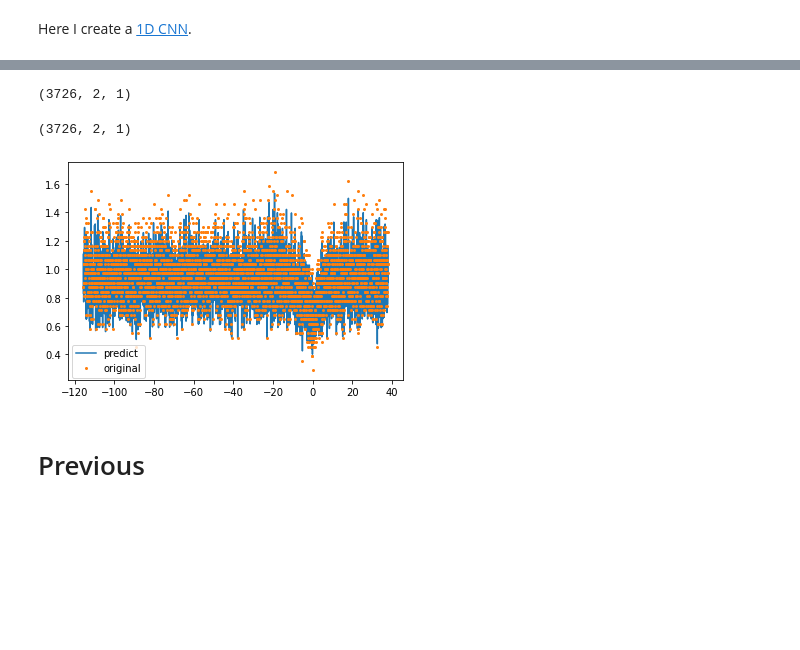
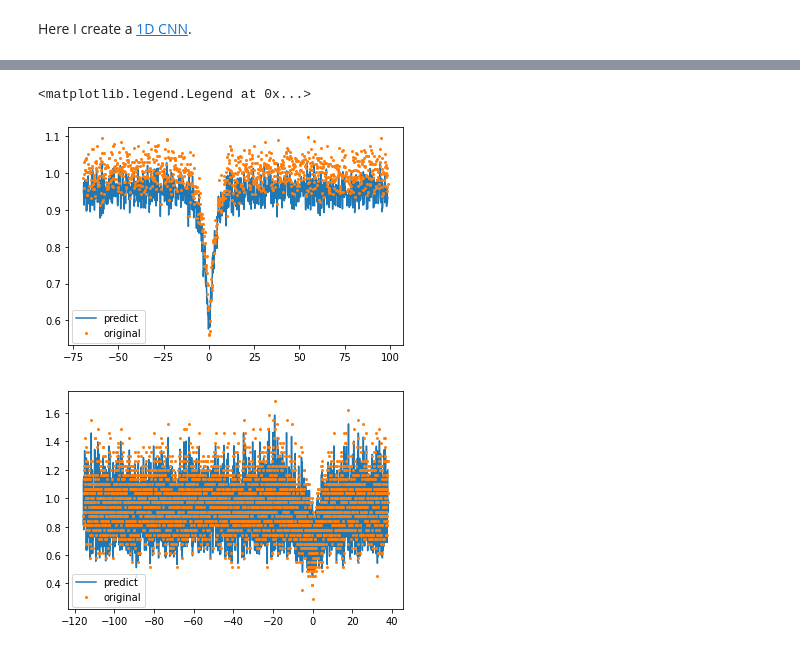
Before and after one commit to ubsuny/g2-coral, a Jupyter notebook: midterm.ipynb, the cells around one changed output, grey strips where cells are left out. Drawn from its saved outputs; the diff is of its cells as text; code cells hidden in the pictures; blank space fills up the shorter version.

```diff
--- a/midterm.ipynb
+++ b/midterm.ipynb
@@ -132,4 +121,0 @@ plt.show()
-# %%
-train2.shape
-# %% [output]
-(3726, 2, 1)
@@ -139,15 +122,19 @@ pred = model.predict(train2)
-# %%
-pred.shape
-# %% [output]
-(3726, 2, 1)
+# %%
+# use the model to predict data
+pred1 = model.predict(train1)
+pred2 = model.predict(train2)
 # %%
-#for i in range(pred.shape[-1]):
-plt.plot(t1_norm[:-2],pred[:,1,0],label='predict')
-#plt.plot(t[anomalous_data_indices],y_norm[anomalous_data_indices],'r',label='anomaly')
-plt.plot(t1_norm[:-2],train2[:,0],'.',markersize=4,label='original')
+# plot prediction
+plt.figure(1)
+plt.plot(t1_norm[:-2],pred1[:,1,0],label='predict')
+plt.plot(t1_norm[:-2],train1[:,0],'.',markersize=4,label='original')
 plt.legend(loc=(0.01,0.01))
-plt.savefig('./../g2-coral/pred2')
+
+plt.figure(2)
+plt.plot(t2_norm[:-2],pred2[:,0,0],label='predict')
+plt.plot(t2_norm[:-2],train2[:,0],'.',markersize=4,label='original')
+plt.legend(loc=(0.01,0.01))
 # %% [output]
+<matplotlib.legend.Legend at 0x...>
-[figure, old version]
+[figure, new version]
+[figure, added]
-# %% [markdown]
-# Previous
```
Also changed, not shown: parts of 8 cells of this notebook.
